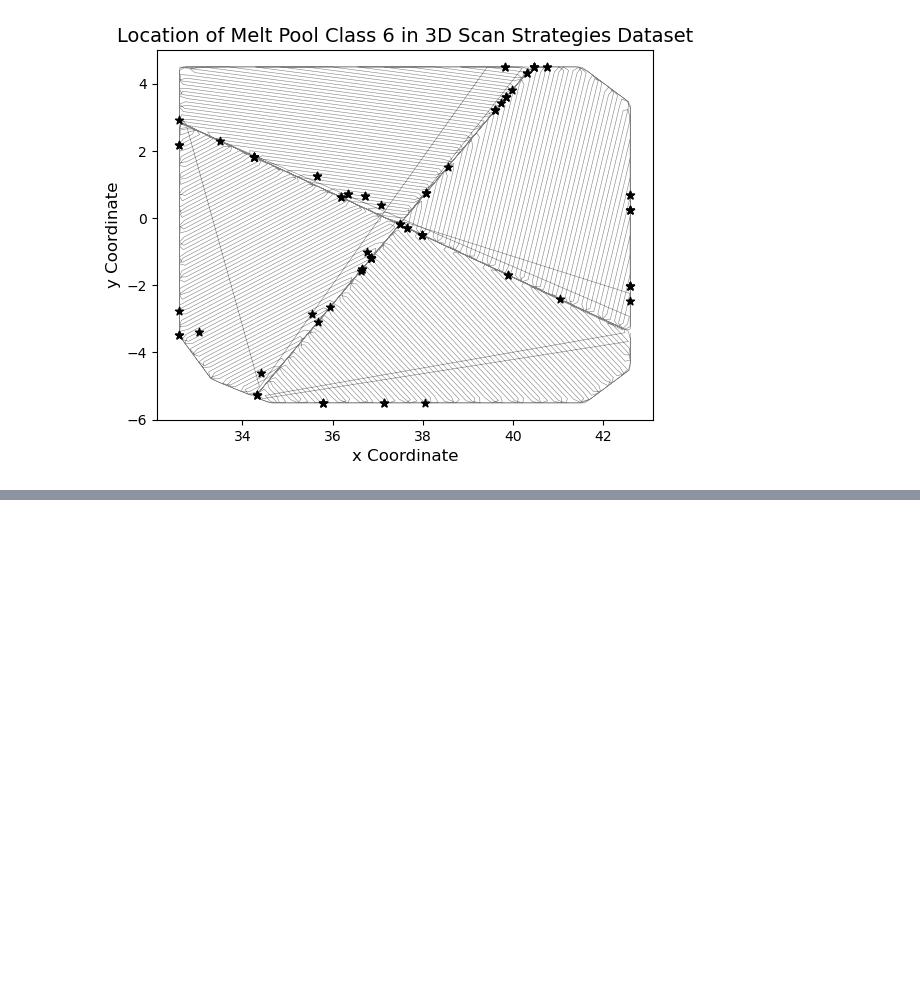
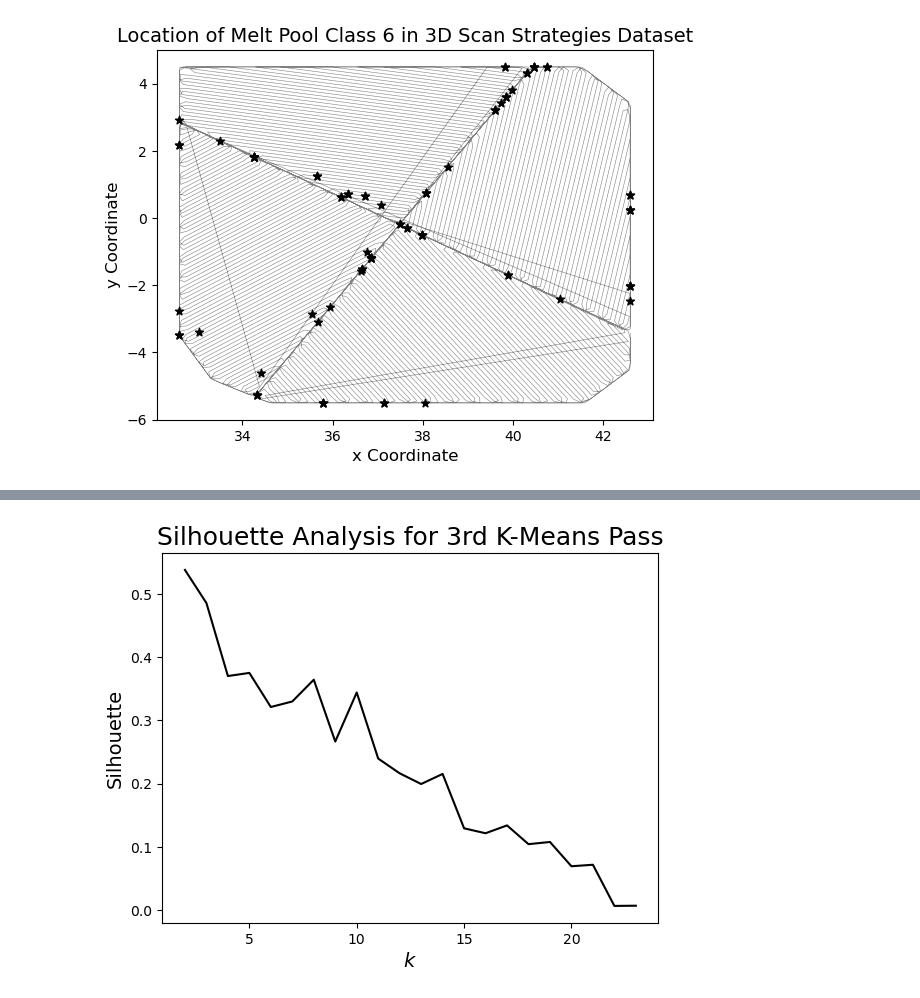
Before and after one commit to satomm1/LPBF_Cluster_And_XAI, a Jupyter notebook: src/K-Means Example Plotting.ipynb, the cells around one changed output, grey strips where cells are left out. Saved outputs shown, nothing was run; the diff lists cells and outputs as text; code cells hidden in the pictures; blank space fills up the shorter version.

```diff
--- a/src/K-Means Example Plotting.ipynb
+++ b/src/K-Means Example Plotting.ipynb
@@ -432,0 +451,14 @@ plt.show()
+# %%
+MIN_K4 = 2
+MAX_K4 = 24
+SAMPLE_K = 24
+
+# Load the data
+with open('centroids3_tsne.pkl', 'rb') as fp:
+    centroids4 = pickle.load(fp)
+
+with open('clusters3_tsne.pkl', 'rb') as fp:
+    clusters4 = pickle.load(fp)
+
+with open('silhouettes4.pkl', 'rb') as fp:
+    silhouettes4 = pickle.load(fp)
@@ -432,0 +476,10 @@ plt.show()
+# %%
+plt.plot(range(MIN_K4,MAX_K4,1), silhouettes4, c='k')
+plt.title('Silhouette Analysis for 3rd K-Means Pass', fontsize=18)
+plt.xlabel(r'$k$', fontsize=14)
+plt.ylabel('Silhouette', fontsize=14)
+# plt.savefig('../Plots/silhouette_tSNE_3rd', dpi=600)
+# plt.savefig('../Plots/silhouette_tSNE_3rd_LowRes', dpi=150)
+plt.show()
+# %% [output]
+[figure, added]
```
Also changed, not shown: parts of 4 cells of this notebook, 2 other files.
